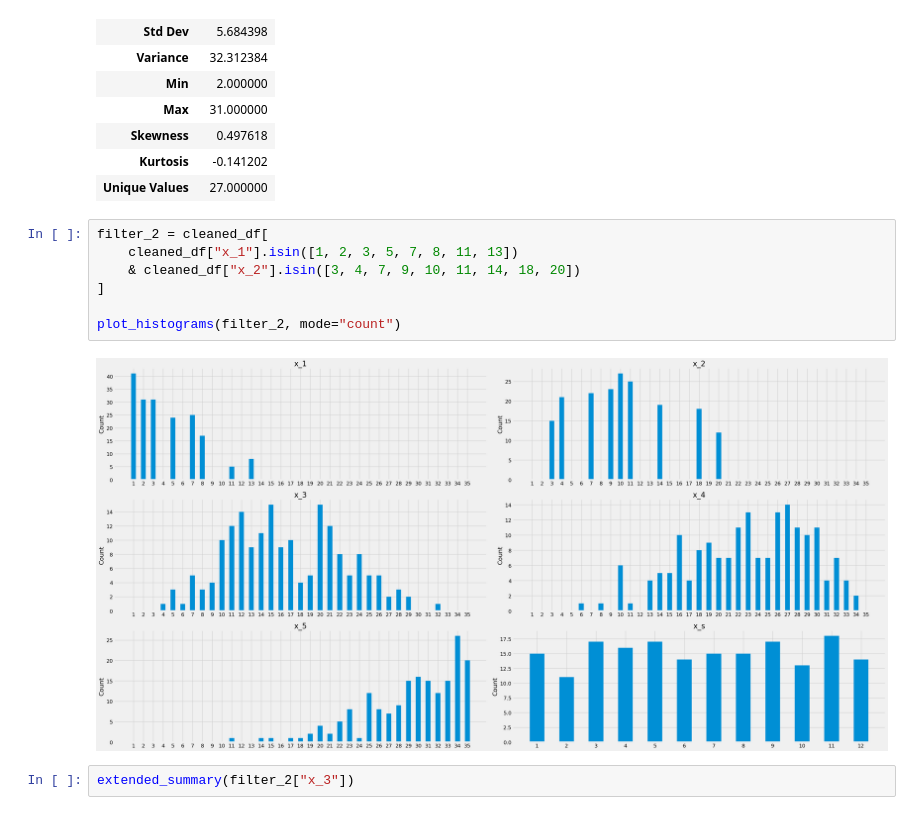
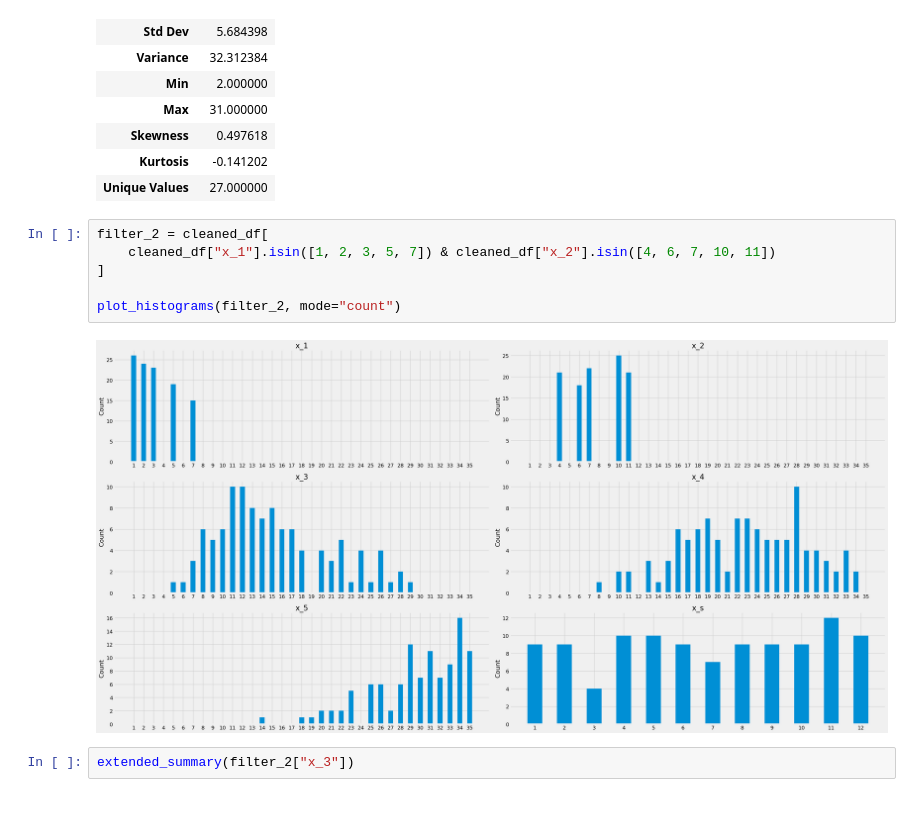
Before and after one commit to DucTrung1802/lucky_number, a Jupyter notebook: lotto_5_35_basic.ipynb, the cells around one changed output. Cells and saved outputs as stored; diff of their text form.

```diff
--- a/lotto_5_35_basic.ipynb
+++ b/lotto_5_35_basic.ipynb
@@ -363,13 +363,12 @@ extended_summary(filter_1["x_2"])
 | Unique Values | 27.000000 |
 # %%
 filter_2 = cleaned_df[
-    cleaned_df["x_1"].isin([1, 2, 3, 5, 7, 8, 11, 13])
-    & cleaned_df["x_2"].isin([3, 4, 7, 9, 10, 11, 14, 18, 20])
+    cleaned_df["x_1"].isin([1, 2, 3, 5, 7]) & cleaned_df["x_2"].isin([4, 6, 7, 10, 11])
 ]
 
 plot_histograms(filter_2, mode="count")
 # %% [output]
-[figure, old version]
+[figure, new version]
 # %%
 extended_summary(filter_2["x_3"])
 # %% [output]
```
Also changed, not shown: parts of 1 cell of this notebook, 5 other files.
